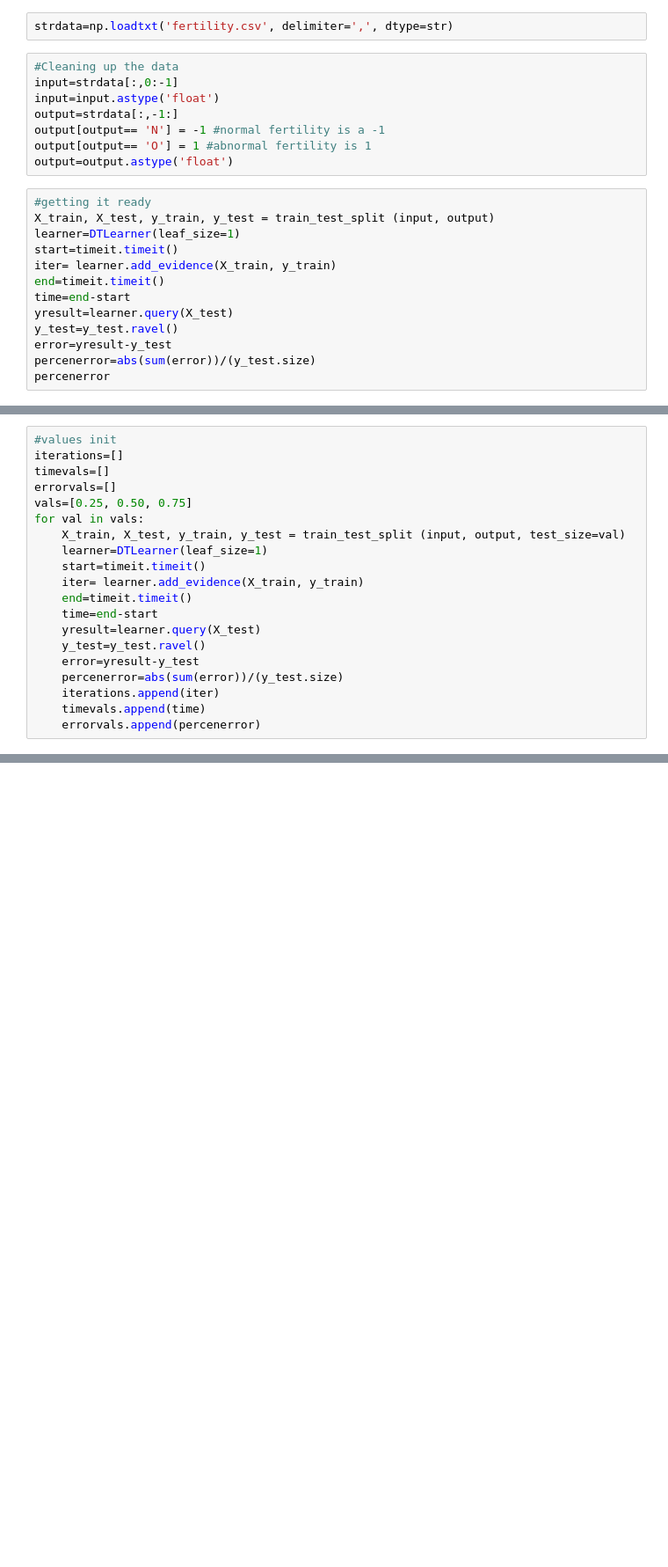
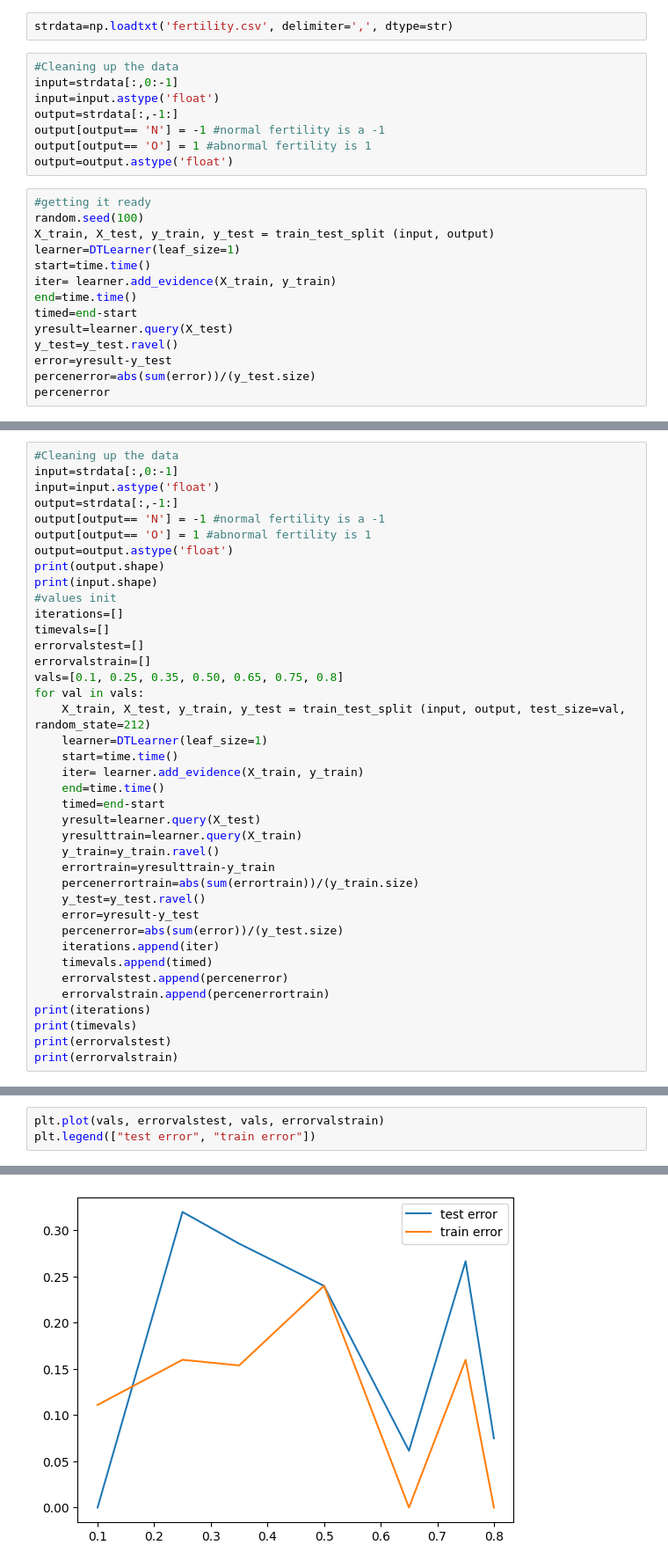
Before and after one commit to staceywies/Nothing-to-see-here, a Jupyter notebook: Supervised Learning/Decision Tree.ipynb, the cells around one changed output, grey strips where cells are left out. Shown at 88% size. Saved outputs shown, nothing was run; the diff lists cells and outputs as text; blank space fills up the shorter version.

```diff
--- a/Supervised Learning/Decision Tree.ipynb
+++ b/Supervised Learning/Decision Tree.ipynb
@@ -15,12 +16,13 @@ output[output== 'O'] = 1 #abnormal fertility is 1
 output=output.astype('float')
 # %%
 #getting it ready
+random.seed(100)
 X_train, X_test, y_train, y_test = train_test_split (input, output)
 learner=DTLearner(leaf_size=1)
-start=timeit.timeit()
+start=time.time()
 iter= learner.add_evidence(X_train, y_train)
-end=timeit.timeit()
-time=end-start
+end=time.time()
+timed=end-start
 yresult=learner.query(X_test)
 y_test=y_test.ravel()
 error=yresult-y_test
@@ -31,20 +33,39 @@ percenerror
 # %%
+#Cleaning up the data
+input=strdata[:,0:-1]
+input=input.astype('float')
+output=strdata[:,-1:]
+output[output== 'N'] = -1 #normal fertility is a -1
+output[output== 'O'] = 1 #abnormal fertility is 1
+output=output.astype('float')
+print(output.shape)
+print(input.shape)
 #values init
 iterations=[]
 timevals=[]
-errorvals=[]
-vals=[0.25, 0.50, 0.75]
+errorvalstest=[]
+errorvalstrain=[]
+vals=[0.1, 0.25, 0.35, 0.50, 0.65, 0.75, 0.8]
 for val in vals:
-    X_train, X_test, y_train, y_test = train_test_split (input, output, test_size=val)
+    X_train, X_test, y_train, y_test = train_test_split (input, output, test_size=val, random_state=212)
     learner=DTLearner(leaf_size=1)
-    start=timeit.timeit()
+    start=time.time()
     iter= learner.add_evidence(X_train, y_train)
-    end=timeit.timeit()
-    time=end-start
+    end=time.time()
+    timed=end-start
     yresult=learner.query(X_test)
+    yresulttrain=learner.query(X_train)
+    y_train=y_train.ravel()
+    errortrain=yresulttrain-y_train
+    percenerrortrain=abs(sum(errortrain))/(y_train.size)
     y_test=y_test.ravel()
     error=yresult-y_test
     percenerror=abs(sum(error))/(y_test.size)
     iterations.append(iter)
-    timevals.append(time)
-    errorvals.append(percenerror)
+    timevals.append(timed)
+    errorvalstest.append(percenerror)
+    errorvalstrain.append(percenerrortrain)
+print(iterations)
+print(timevals)
+print(errorvalstest)
+print(errorvalstrain)
@@ -61,0 +126,4 @@ NameError: name 'plt' is not defined
+# %%
+plt.plot(vals, errorvalstest, vals, errorvalstrain)
+plt.legend(["test error", "train error"])
+# %% [output]
@@ -61,0 +131 @@ NameError: name 'plt' is not defined
+[figure, added]
```
Also changed, not shown: parts of 8 cells of this notebook, 3 other files.
